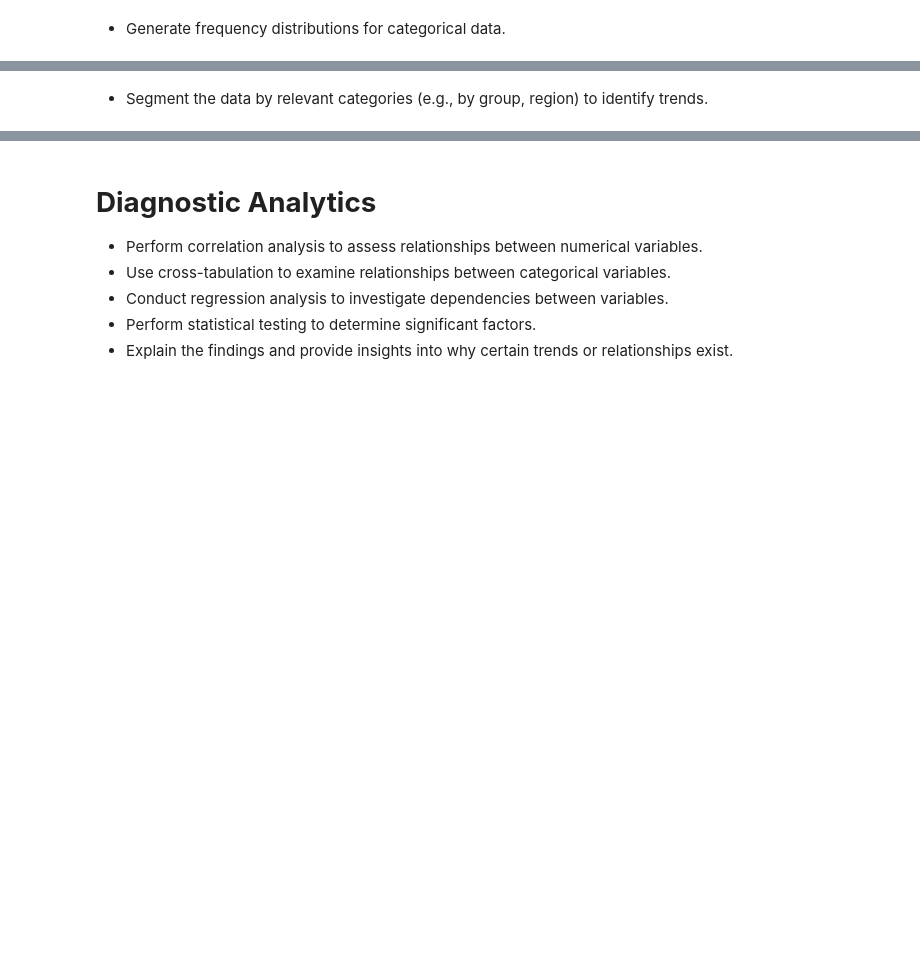
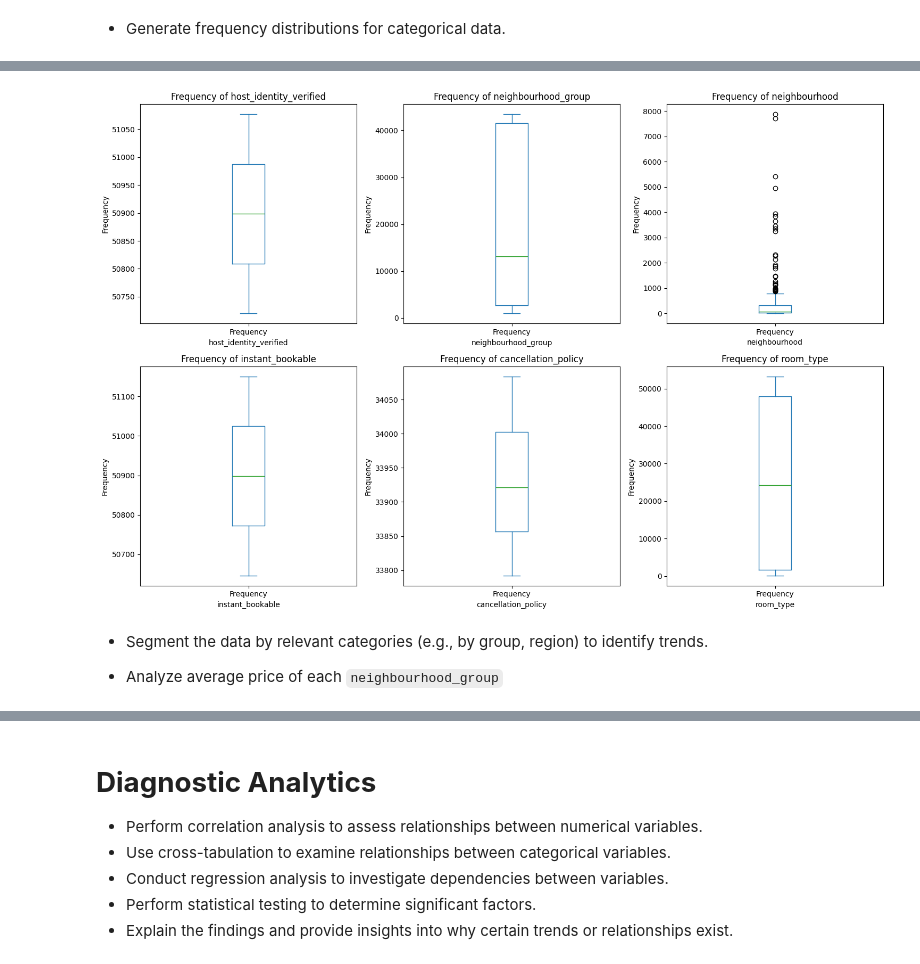
Before and after one commit to tuhanren/Airbnb-Data-Analysis, a Jupyter notebook: Final_Project_Group15.ipynb, the cells around one changed output, grey strips where cells are left out. Saved outputs shown, nothing was run; the diff lists cells and outputs as text; code cells hidden in the pictures; blank space fills up the shorter version.

```diff
--- a/Final_Project_Group15.ipynb
+++ b/Final_Project_Group15.ipynb
@@ -899,4 +990,8 @@ plot_frequency_grid(freq_distributions, cols_per_row=3)
+# %%
+# Box plot
+plot_frequency_grid(freq_distributions, cols_per_row=3, chart_type='box')
+# %% [output]
+[figure, added]
 # %% [markdown]
-
-
 *   Segment the data by relevant categories (e.g., by group, region) to identify trends.
+  - Analyze average price of each `neighbourhood_group`
```
Also changed, not shown: parts of 10 cells of this notebook.
